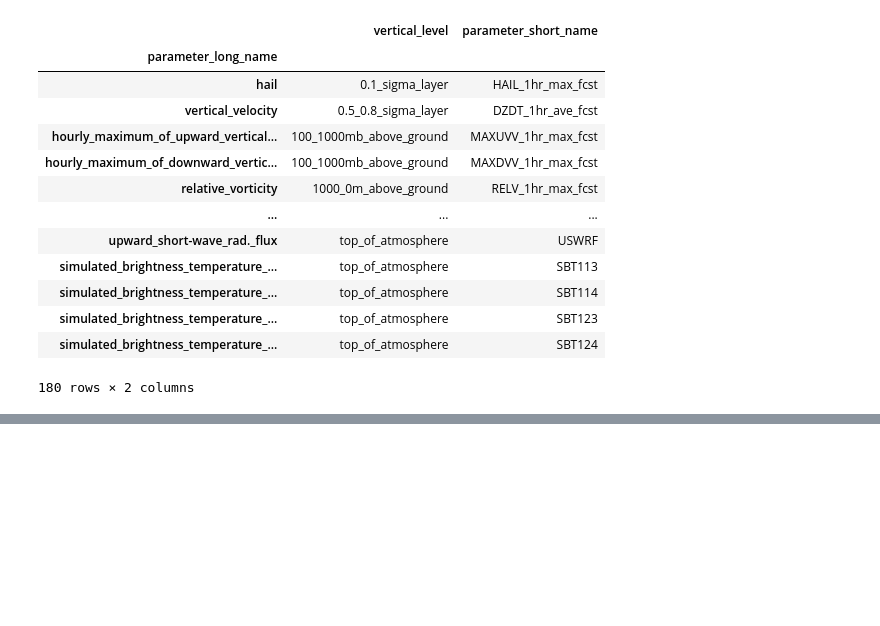
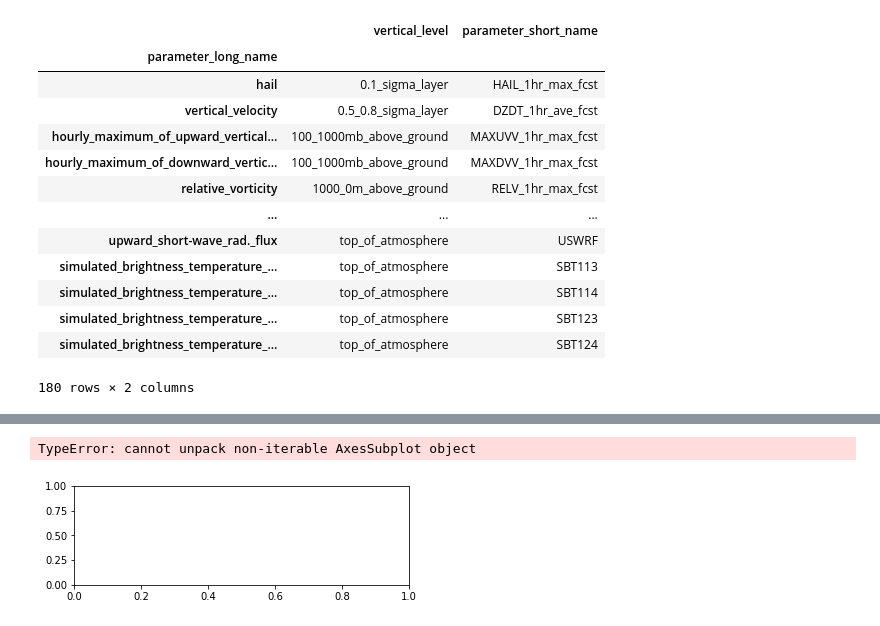
Before and after one commit to leaver2000/griblib, a Jupyter notebook: notebooks/zarr-hrrr.ipynb, the cells around one changed output, grey strips where cells are left out. Drawn from its saved outputs; the diff is of its cells as text; code cells hidden in the pictures; blank space fills up the shorter version.

```diff
--- a/notebooks/zarr-hrrr.ipynb
+++ b/notebooks/zarr-hrrr.ipynb
@@ -87,0 +76,10 @@ simulated_brightness_temperature_for_goes_12,_c...               SBT124
+# %%
+import cartopy.crs as crrs
+
+fig, ax = plt.subplot(2, 1, 1, projection=None)
+
+# a.plot(figsize=(20, 20))
+# xr.plot.scatter(hail, x="projection_x_coordinate", y="projection_y_coordinate", alpha=alpha,cmap=plt.get("jet"))
+# %% [output]
+TypeError: cannot unpack non-iterable AxesSubplot object
+[figure, added]
```
Also changed, not shown: parts of 5 cells of this notebook, 8 other files.
